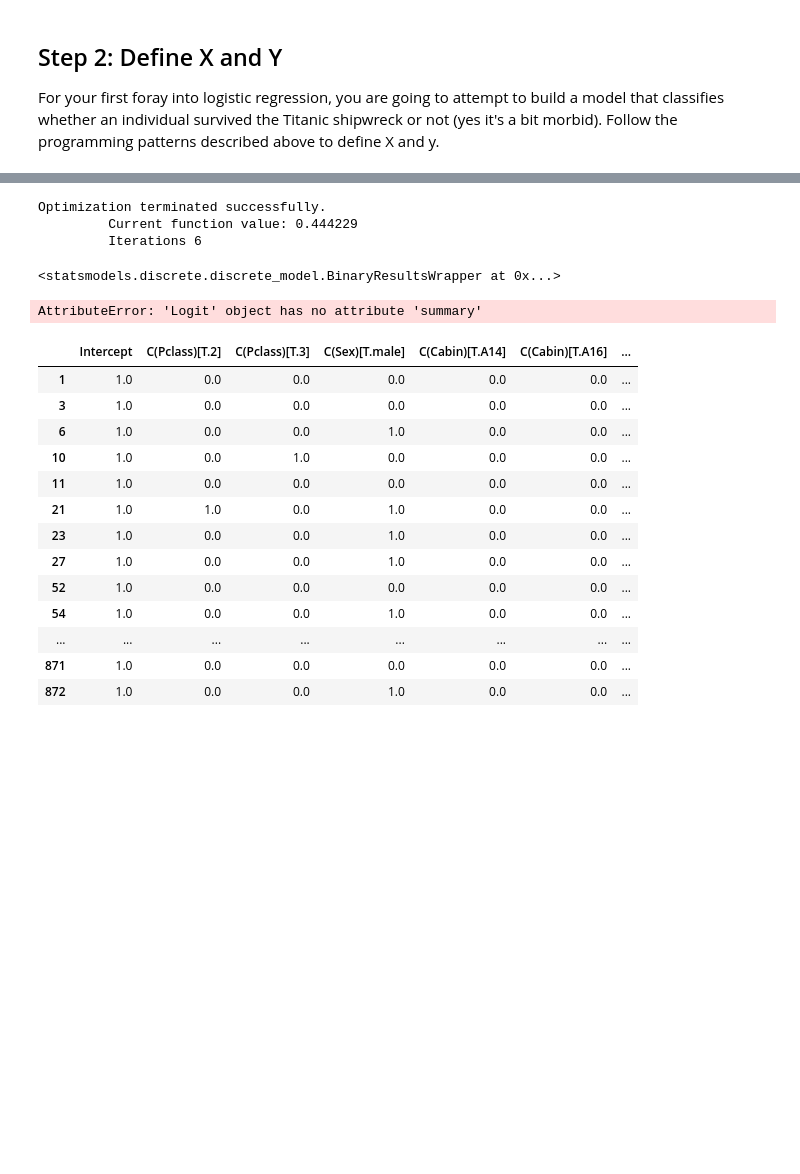
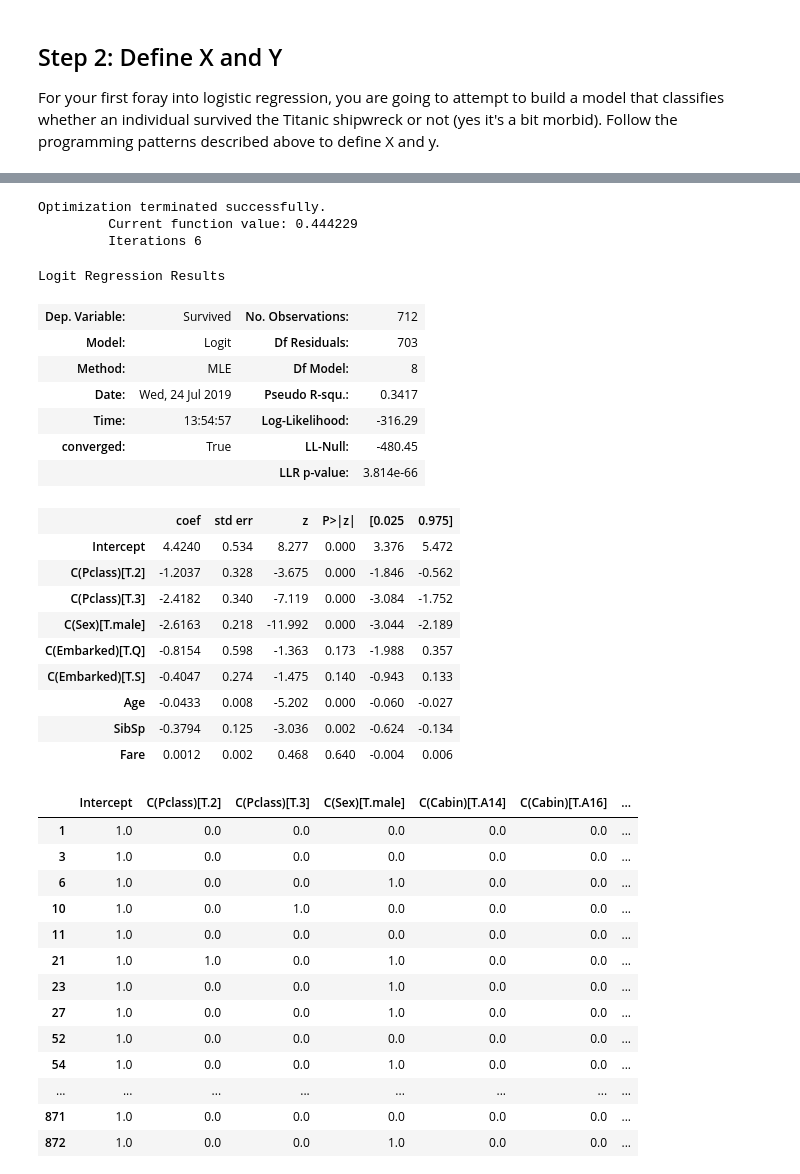
Before and after one commit to aschams/dsc-fitting-a-logistic-regression-model-lab-dc-ds-060319, a Jupyter notebook: index.ipynb, the cells around one changed output, grey strips where cells are left out. Saved outputs shown, nothing was run; the diff lists cells and outputs as text; code cells hidden in the pictures; blank space fills up the shorter version.

```diff
--- a/index.ipynb
+++ b/index.ipynb
@@ -75,16 +75,32 @@ y, X = dmatrices('Survived ~ C(Pclass) + C(Sex) + Age + SibSp + Fare + C(Embarke
                  data,
                  return_type = "dataframe")
 logit_model = sm.Logit(y.iloc[:, 0], X)
-logit_model.fit()
+results = logit_model.fit()
 # %% [output]
 Optimization terminated successfully.
          Current function value: 0.444229
          Iterations 6
-<statsmodels.discrete.discrete_model.BinaryResultsWrapper at 0x...>
 # %%
-logit_model.summary()
+results.summary()
 # %% [output]
-AttributeError: 'Logit' object has no attribute 'summary'
+Logit Regression Results
+| Dep. Variable: | Survived | No. Observations: | 712 |
+| Model: | Logit | Df Residuals: | 703 |
+| Method: | MLE | Df Model: | 8 |
+| Date: | Wed, 24 Jul 2019 | Pseudo R-squ.: | 0.3417 |
+| Time: | 13:54:57 | Log-Likelihood: | -316.29 |
+| converged: | True | LL-Null: | -480.45 |
+|  |  | LLR p-value: | 3.814e-66 |
+|  | coef | std err | z | P>|z| | [0.025 | 0.975] |
+| Intercept | 4.4240 | 0.534 | 8.277 | 0.000 | 3.376 | 5.472 |
+| C(Pclass)[T.2] | -1.2037 | 0.328 | -3.675 | 0.000 | -1.846 | -0.562 |
+| C(Pclass)[T.3] | -2.4182 | 0.340 | -7.119 | 0.000 | -3.084 | -1.752 |
+| C(Sex)[T.male] | -2.6163 | 0.218 | -11.992 | 0.000 | -3.044 | -2.189 |
+| C(Embarked)[T.Q] | -0.8154 | 0.598 | -1.363 | 0.173 | -1.988 | 0.357 |
+| C(Embarked)[T.S] | -0.4047 | 0.274 | -1.475 | 0.140 | -0.943 | 0.133 |
+| Age | -0.0433 | 0.008 | -5.202 | 0.000 | -0.060 | -0.027 |
+| SibSp | -0.3794 | 0.125 | -3.036 | 0.002 | -0.624 | -0.134 |
+| Fare | 0.0012 | 0.002 | 0.468 | 0.640 | -0.004 | 0.006 |
 # %%
 # %% [output]
 |  | Intercept | C(Pclass)[T.2] | C(Pclass)[T.3] | C(Sex)[T.male] | C(Cabin)[T.A14] | C(Cabin)[T.A16] | ... |
```
